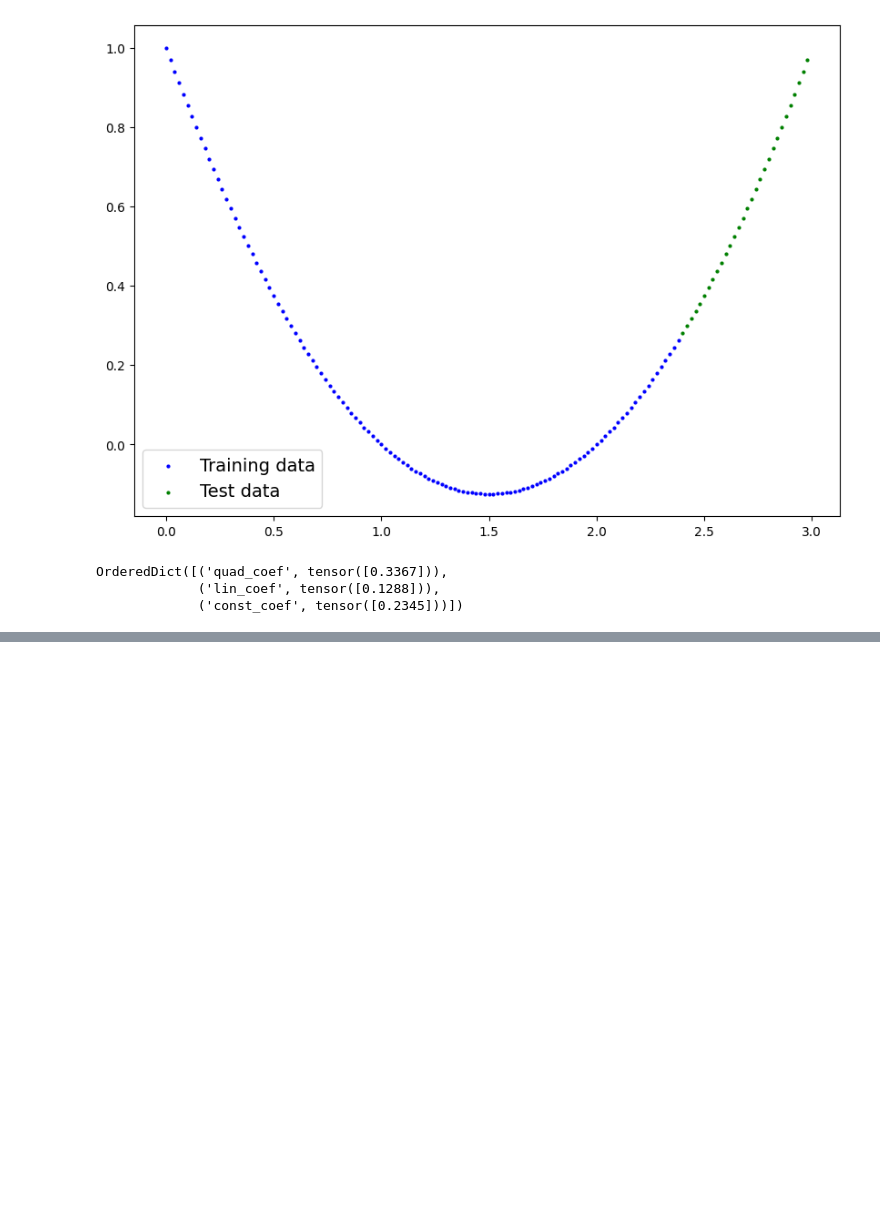
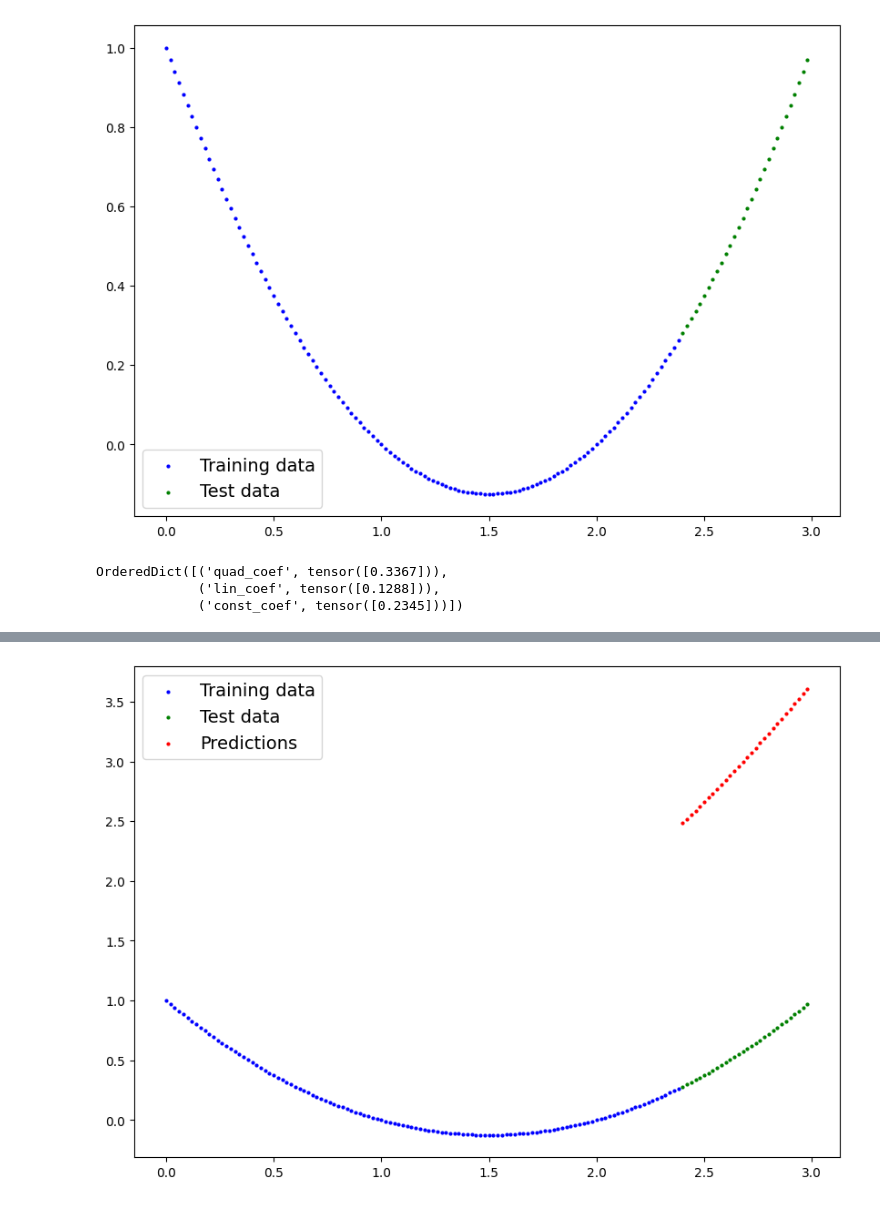
Before and after one commit to SamuilMladenov/LearnPyTorch, a Jupyter notebook: 01_training_pred.ipynb, the cells around one changed output, grey strips where cells are left out. Drawn from its saved outputs; the diff is of its cells as text; code cells hidden in the pictures; blank space fills up the shorter version.

Commit message:
Add Train and Test Loop

```diff
--- a/01_training_pred.ipynb
+++ b/01_training_pred.ipynb
@@ -73,7 +73,7 @@ class QuadraticRegressionModel(nn.Module):
 
   # Forward method
   def forward(self, x: torch.Tensor) -> torch.Tensor:
-    return self.quad_coef * x ** 2 + self.lin_coef * x + self.bias
+    return self.quad_coef * x ** 2 + self.lin_coef * x + self.const_coef
 # %%
 # Manual seed
 torch.manual_seed(42)
@@ -85,3 +85,8 @@ quad_reg_model.state_dict()
 OrderedDict([('quad_coef', tensor([0.3367])),
              ('lin_coef', tensor([0.1288])),
              ('const_coef', tensor([0.2345]))])
+# %%
+with torch.inference_mode():
+  y_preds = quad_reg_model(X_test)
+
+y_preds
@@ -87,0 +111,4 @@ OrderedDict([('quad_coef', tensor([0.3367])),
+# %%
+plot_predictions(predictions=y_preds)
+# %% [output]
+[figure, added]
```
Also changed, not shown: parts of 3 cells of this notebook.
